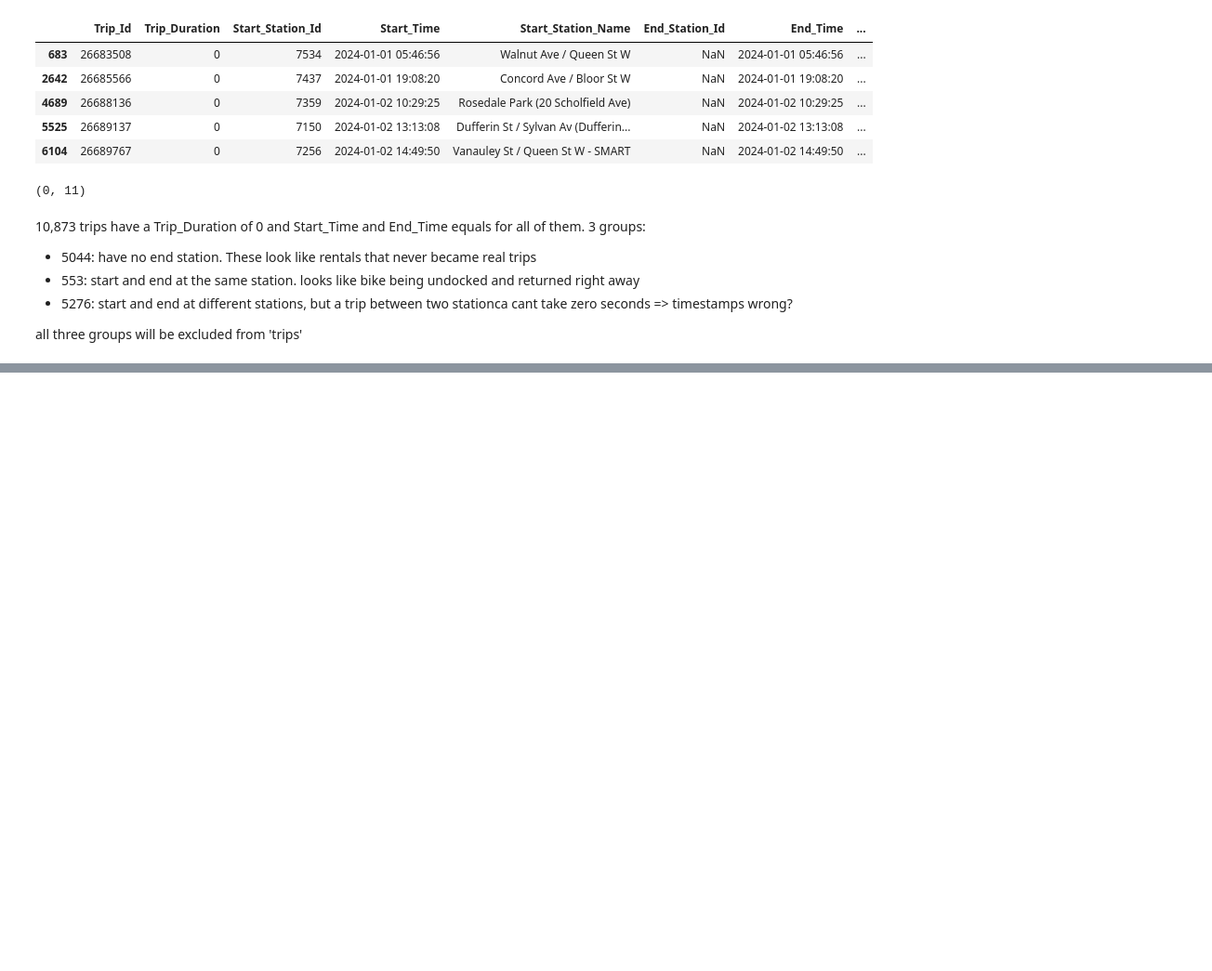
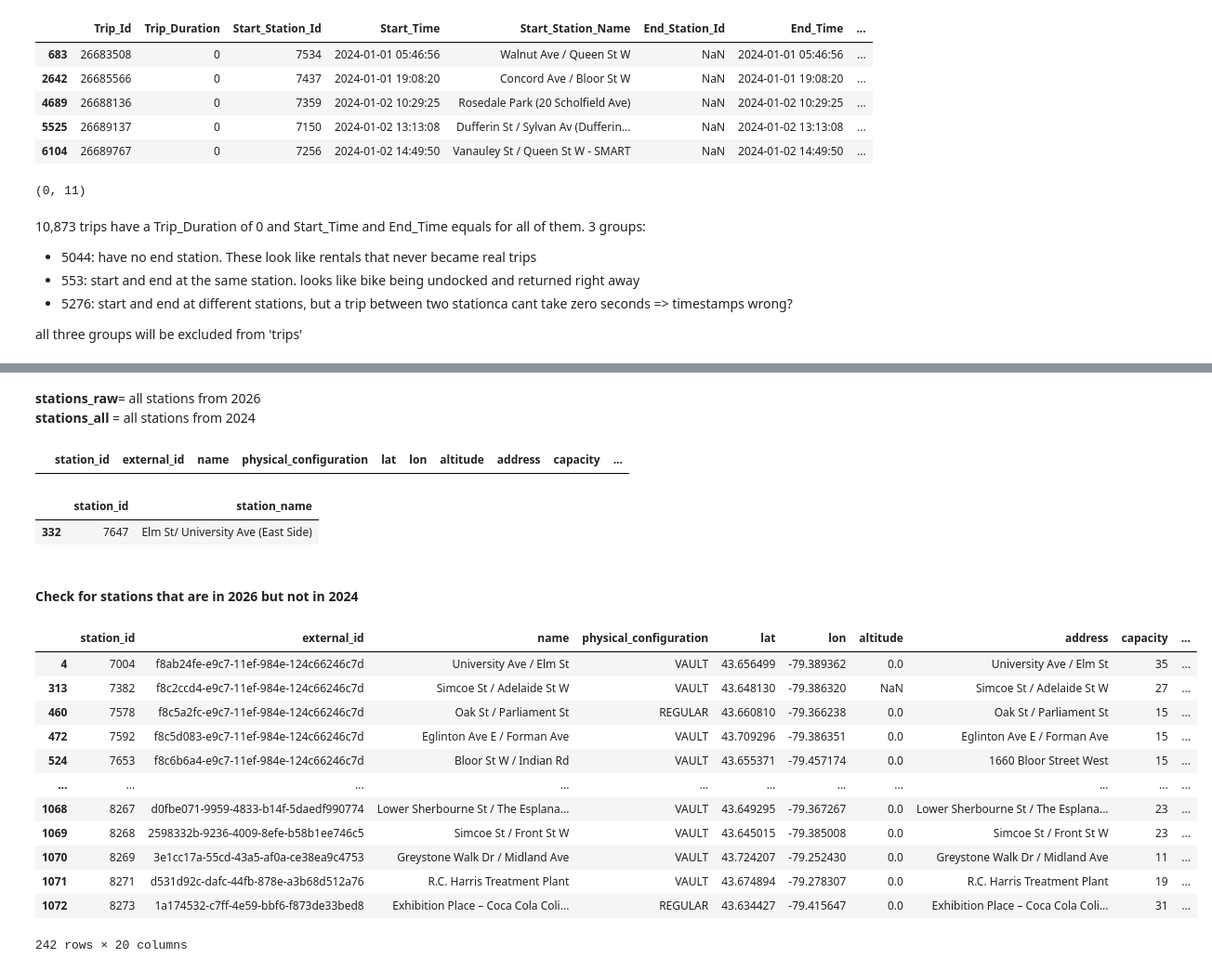
Before and after one commit to pprateekk/bikeshare-toronto-data-model, a Jupyter notebook: explore_data.ipynb, the cells around one changed output, grey strips where cells are left out. Shown at 93% size. Saved outputs shown, nothing was run; the diff lists cells and outputs as text; code cells hidden in the pictures; blank space fills up the shorter version.

Commit message:
explore the station info json data

```diff
--- a/explore_data.ipynb
+++ b/explore_data.ipynb
@@ -74,0 +98,2 @@ np.int64(0)
+# %%
+stations_all = pd.concat([start_stations, end_stations]).drop_duplicates()
@@ -248,0 +308,3 @@ all three groups will be excluded from 'trips'
+# %%
+with open (RAW_DIR/"station_information.json") as file:
+    stations = json.load(file)
@@ -248,0 +317,2 @@ all three groups will be excluded from 'trips'
+# %%
+stations_raw = pd.json_normalize(stations["data"]["stations"])
@@ -248,0 +382,33 @@ all three groups will be excluded from 'trips'
+# %%
+stations_raw["station_id"] = stations_raw["station_id"].astype("int64")
+# %% [markdown]
+**stations_raw**= all stations from 2026
+**stations_all** = all stations from 2024
+# %%
+stations_raw[stations_raw["station_id"] == 7647]
+# %% [output]
+|  | station_id | external_id | name | physical_configuration | lat | lon | altitude | address | capacity | ... |
+# %%
+stations_all[stations_all["station_id"] == 7647]
+# %% [output]
+|  | station_id | station_name |
+| 332 | 7647 | Elm St/ University Ave (East Side) |
+# %% [markdown]
+#### Check for stations that are in 2026 but not in 2024
+# %%
+missing_2024 = stations_raw[~stations_raw["station_id"].isin(stations_all["station_id"])]
+missing_2024
+# %% [output]
+|  | station_id | external_id | name | physical_configuration | lat | lon | altitude | address | capacity | ... |
+| 4 | 7004 | f8ab24fe-e9c7-11ef-984e-124c66246c7d | University Ave / Elm St | VAULT | 43.656499 | -79.389362 | 0.0 | University Ave / Elm St | 35 | ... |
+| 313 | 7382 | f8c2ccd4-e9c7-11ef-984e-124c66246c7d | Simcoe St / Adelaide St W | VAULT | 43.648130 | -79.386320 | NaN | Simcoe St / Adelaide St W | 27 | ... |
+| 460 | 7578 | f8c5a2fc-e9c7-11ef-984e-124c66246c7d | Oak St / Parliament St | REGULAR | 43.660810 | -79.366238 | 0.0 | Oak St / Parliament St | 15 | ... |
+| 472 | 7592 | f8c5d083-e9c7-11ef-984e-124c66246c7d | Eglinton Ave E / Forman Ave | VAULT | 43.709296 | -79.386351 | 0.0 | Eglinton Ave E / Forman Ave | 15 | ... |
+| 524 | 7653 | f8c6b6a4-e9c7-11ef-984e-124c66246c7d | Bloor St W / Indian Rd | VAULT | 43.655371 | -79.457174 | 0.0 | 1660 Bloor Street West | 15 | ... |
+| ... | ... | ... | ... | ... | ... | ... | ... | ... | ... | ... |
+| 1068 | 8267 | d0fbe071-9959-4833-b14f-5daedf990774 | Lower Sherbourne St / The Esplana... | VAULT | 43.649295 | -79.367267 | 0.0 | Lower Sherbourne St / The Esplana... | 23 | ... |
+| 1069 | 8268 | 2598332b-9236-4009-8efe-b58b1ee746c5 | Simcoe St / Front St W | VAULT | 43.645015 | -79.385008 | 0.0 | Simcoe St / Front St W | 23 | ... |
+| 1070 | 8269 | 3e1cc17a-55cd-43a5-af0a-ce38ea9c4753 | Greystone Walk Dr / Midland Ave | VAULT | 43.724207 | -79.252430 | 0.0 | Greystone Walk Dr / Midland Ave | 11 | ... |
+| 1071 | 8271 | d531d92c-dafc-44fb-878e-a3b68d512a76 | R.C. Harris Treatment Plant | VAULT | 43.674894 | -79.278307 | 0.0 | R.C. Harris Treatment Plant | 19 | ... |
+| 1072 | 8273 | 1a174532-c7ff-4e59-bbf6-f873de33bed8 | Exhibition Place – Coca Cola Coli... | REGULAR | 43.634427 | -79.415647 | 0.0 | Exhibition Place – Coca Cola Coli... | 31 | ... |
+242 rows × 20 columns
```
Also changed, not shown: parts of 32 cells of this notebook.
